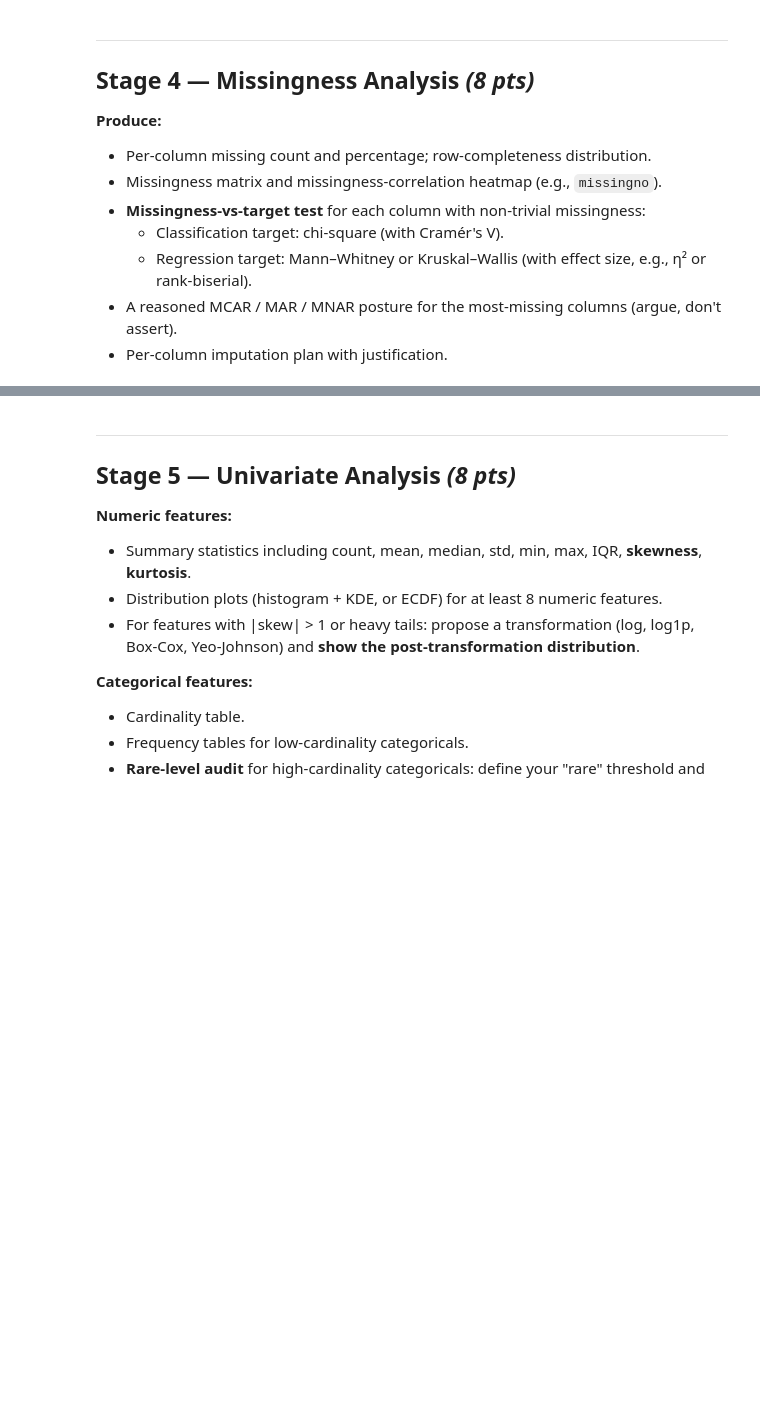
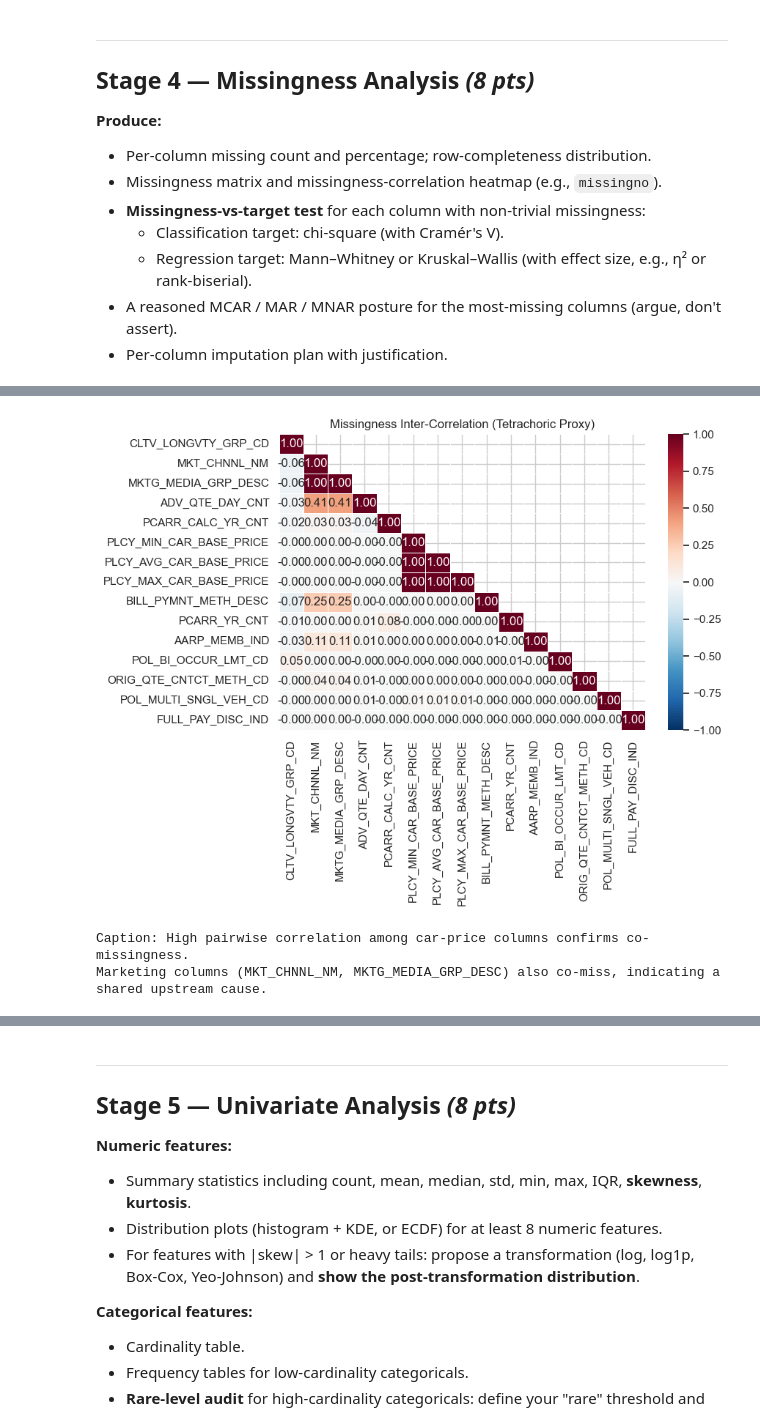
Before and after one commit to mustafaiz-msds/GRAD_5800, a Jupyter notebook: capstone_eda_starter_notebook.ipynb, the cells around one changed output, grey strips where cells are left out. Saved outputs shown, nothing was run; the diff lists cells and outputs as text; code cells hidden in the pictures; blank space fills up the shorter version.

```diff
--- a/capstone_eda_starter_notebook.ipynb
+++ b/capstone_eda_starter_notebook.ipynb
@@ -412,0 +480,13 @@ The dataset contains 300,000 policy-level observations across 44 raw features, c
+# %%
+# Missingness counts, percentages, row-completeness distribution
+# --- Missing values per column ---
+miss = df.isnull().sum()
+miss_pct = (miss / len(df) * 100).round(2)
+miss_table = pd.DataFrame({'count': miss, 'pct': miss_pct})
+miss_table = miss_table[miss_table['count'] > 0].sort_values('pct', ascending=False)
+print("Columns with missing values:\n")
+print(miss_table)
+
+# --- Row completeness ---
+row_complete = df.notnull().mean(axis=1)
+print(f"\nRow completeness: min={row_complete.min():.2f}, median={row_complete.median():.2f}, mean={row_complete.mean():.2f}")
@@ -412,0 +514,21 @@ The dataset contains 300,000 policy-level observations across 44 raw features, c
+# %%
+# Missingness matrix / correlation heatmap
+miss_cols = miss_table.index.tolist()
+if len(miss_cols) >= 2:
+    miss_indicator = df[miss_cols].isnull().astype(int)
+    corr_miss = miss_indicator.corr()
+
+    fig, ax = plt.subplots(figsize=(9, 7))
+    mask = np.triu(np.ones_like(corr_miss, dtype=bool), k=1)
+    sns.heatmap(corr_miss, mask=mask, annot=True, fmt='.2f',
+                cmap='RdBu_r', center=0, vmin=-1, vmax=1,
+                linewidths=0.5, ax=ax)
+    ax.set_title('Missingness Inter-Correlation (Tetrachoric Proxy)')
+    plt.tight_layout()
+    plt.show()
+    print("Caption: High pairwise correlation among car-price columns confirms co-missingness.")
+    print("Marketing columns (MKT_CHNNL_NM, MKTG_MEDIA_GRP_DESC) also co-miss, indicating a shared upstream cause.")
+# %% [output]
+[figure, added]
+Caption: High pairwise correlation among car-price columns confirms co-missingness.
+Marketing columns (MKT_CHNNL_NM, MKTG_MEDIA_GRP_DESC) also co-miss, indicating a shared upstream cause.
```
Also changed, not shown: parts of 15 cells of this notebook.
